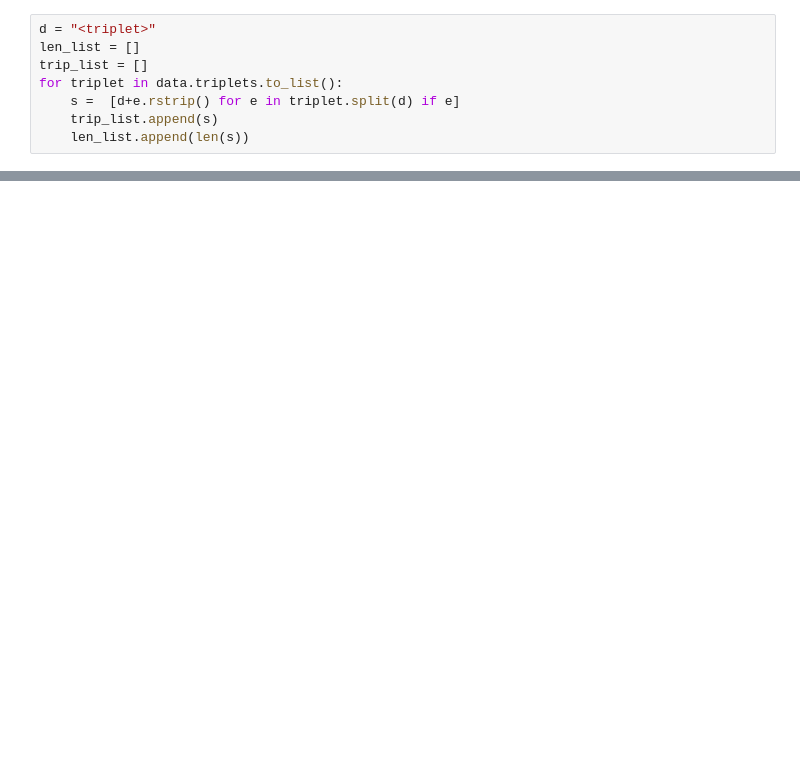
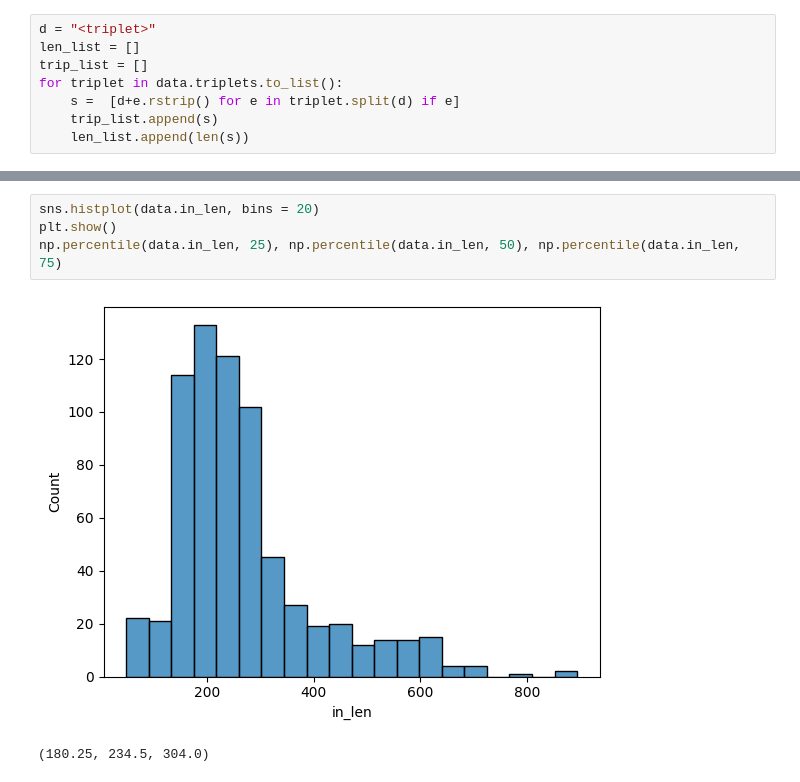
Before and after one commit to valentinwerner1/Thesis_RelationExtraction_PoliticsNews, a Jupyter notebook: data_src/EDA_annotated.ipynb, the cells around one changed output, grey strips where cells are left out. Drawn from its saved outputs; the diff is of its cells as text; blank space fills up the shorter version.

```diff
--- a/data_src/EDA_annotated.ipynb
+++ b/data_src/EDA_annotated.ipynb
@@ -134,0 +198,7 @@ data[data.prop == True]
+# %%
+sns.histplot(data.in_len, bins = 20)
+plt.show()
+np.percentile(data.in_len, 25), np.percentile(data.in_len, 50), np.percentile(data.in_len, 75)
+# %% [output]
+[figure, added]
+(180.25, 234.5, 304.0)
```
Also changed, not shown: parts of 31 cells of this notebook, 10 other files.
